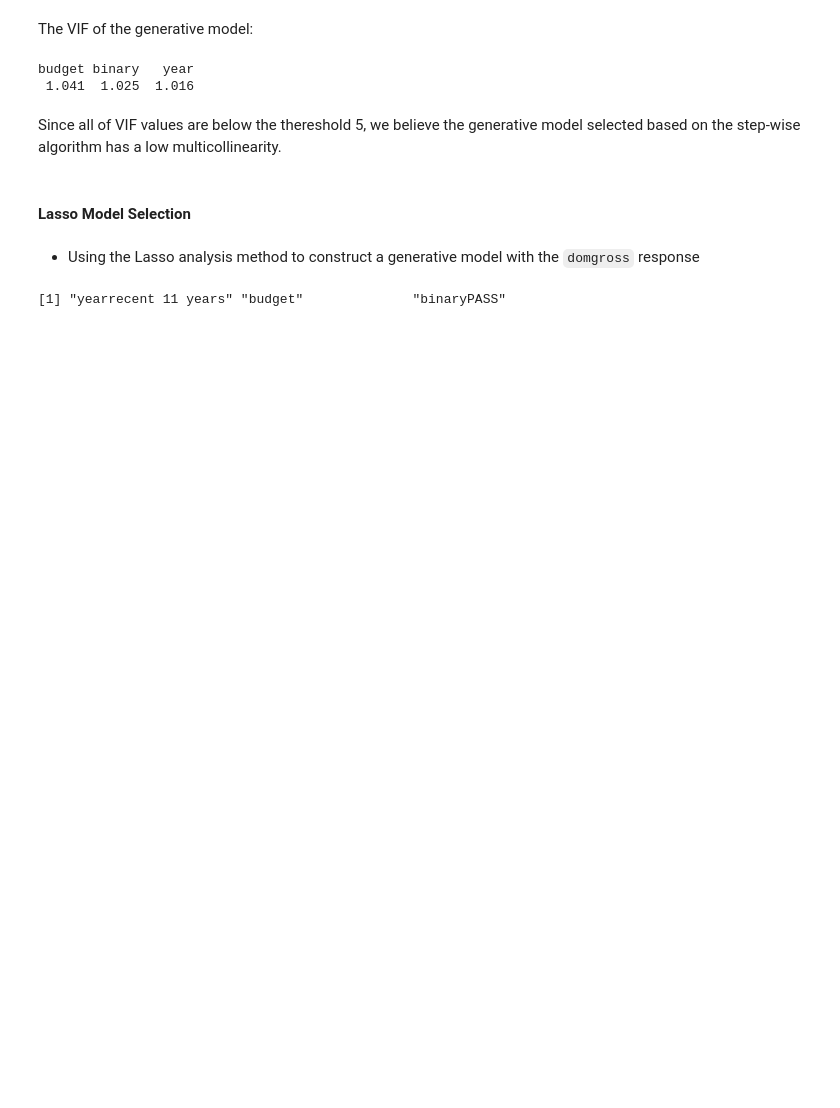
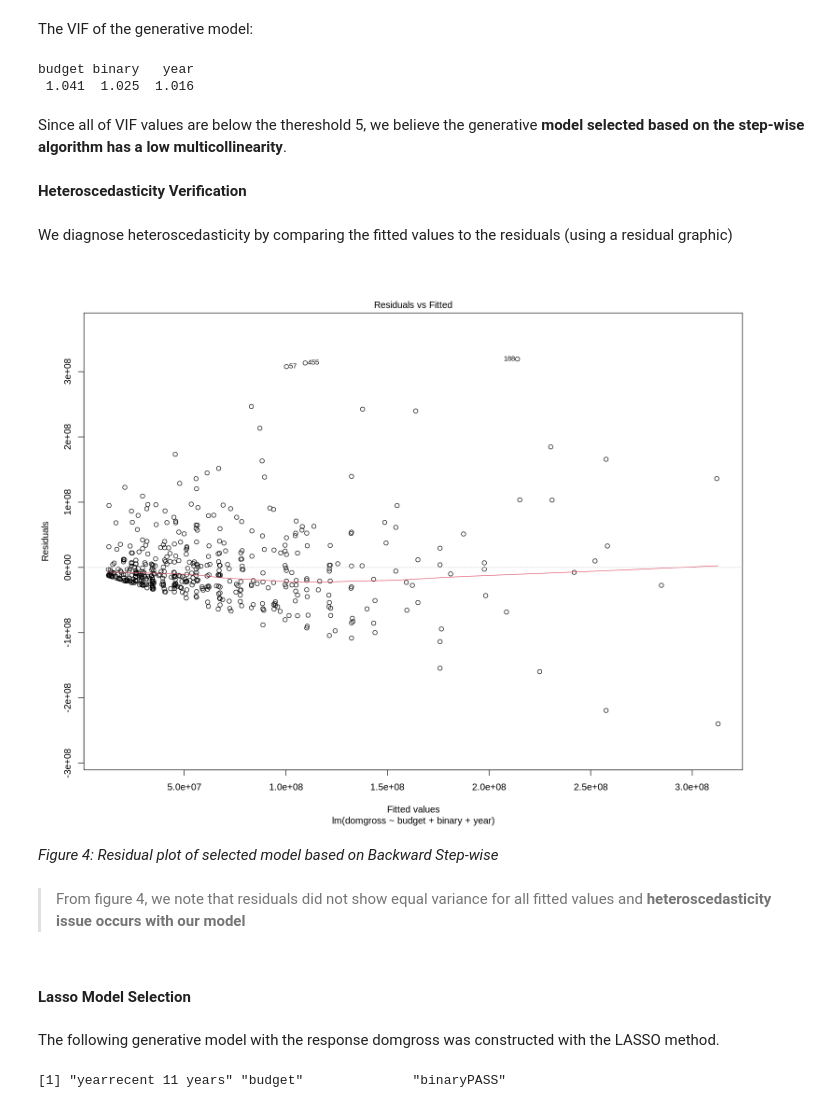
Before and after one commit to Wills-Hao/Film-Profit-Factors-R, a Jupyter notebook: FinalReport.ipynb, the cells around one changed output. Drawn from its saved outputs; the diff is of its cells as text; code cells hidden in the pictures; blank space fills up the shorter version.

```diff
--- a/FinalReport.ipynb
+++ b/FinalReport.ipynb
@@ -90,7 +67,6 @@ clean_movie_data <- movie_data %>%
                            decadeCode = decade.code,
                            periodCode = period.code) %>%
                     na.omit() %>% #skip the null values
-                    mutate(tot_gross = domgross + intgross) %>%
                     select(year,imdb,budget,binary,domgross,intgross,periodCode,decadeCode)
 head(clean_movie_data)
 # %% [output]
@@ -450,11 +379,23 @@ round(backward_variables_vif, 3)
 budget binary   year
  1.041  1.025  1.016
 # %% [markdown]
-Since all of VIF values are below the thereshold 5, we believe the generative model selected based on the step-wise algorithm has a low multicollinearity.
+Since all of VIF values are below the thereshold 5, we believe the generative **model selected based on the step-wise algorithm has a low multicollinearity**.
+# %% [markdown]
+**Heteroscedasticity Verification**
+# %% [markdown]
+We diagnose heteroscedasticity by comparing the fitted values to the residuals (using a residual graphic)
+# %%
+plot(movie_backward_generative, 1)
+# %% [output]
+[figure, added]
+# %% [markdown]
+*Figure 4: Residual plot of selected model based on Backward Step-wise*
+# %% [markdown]
+> From figure 4, we note that residuals did not show equal variance for all fitted values and **heteroscedasticity issue occurs with our model**
 # %% [markdown]
 #### Lasso Model Selection
 # %% [markdown]
-* Using the Lasso analysis method to construct a generative model with the `domgross` response
+The following generative model with the response domgross was constructed with the LASSO method.
 # %%
 model_matrix_X_train_dom <-
     model.matrix(domgross ~ .,training_set_dom)[, -1]
```
Also changed, not shown: parts of 60 cells of this notebook.
